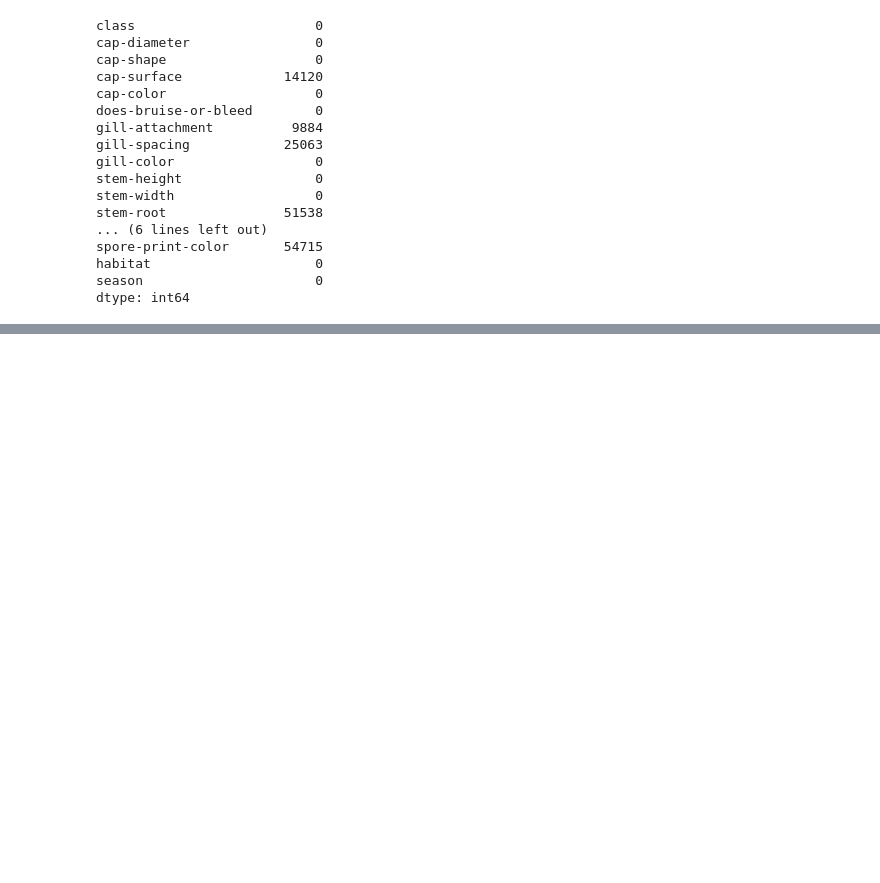
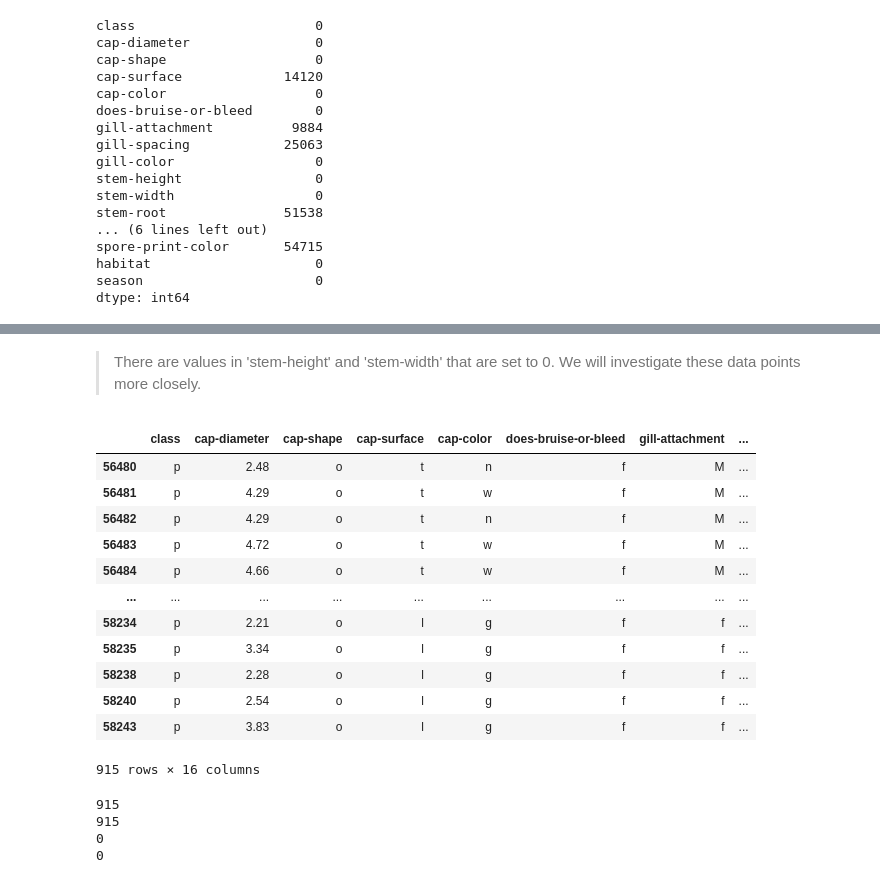
Before and after one commit to mvince33/mushroom_toxicity, a Jupyter notebook: mushroom_toxicity.ipynb, the cells around one changed output, grey strips where cells are left out. Saved outputs shown, nothing was run; the diff lists cells and outputs as text; code cells hidden in the pictures; blank space fills up the shorter version.

```diff
--- a/mushroom_toxicity.ipynb
+++ b/mushroom_toxicity.ipynb
@@ -51,0 +182,33 @@ dtype: int64
+# %% [markdown]
+> There are values in 'stem-height' and 'stem-width' that are set to 0. We will investigate these data points more closely.
+# %%
+# Find the rows with 'stem-heigh' equal to 0.
+display(df[df['stem-height'] == 0])
+
+# Find the number of entries in 'stem-height' and
+# 'stem-width' equal to 0
+print(len(df[df['stem-height'] == 0]))
+print(len(df[df['stem-width'] == 0]))
+
+# Find the number of rows where exactly one of 'stem-heigh'
+# and 'stem-width' is equal to 0
+print(len(df[(df['stem-height'] == 0) & (df['stem-width'] != 0)]))
+print(len(df[(df['stem-height'] != 0) & (df['stem-width'] == 0)]))
+# %% [output]
+|  | class | cap-diameter | cap-shape | cap-surface | cap-color | does-bruise-or-bleed | gill-attachment | ... |
+| 56480 | p | 2.48 | o | t | n | f | M | ... |
+| 56481 | p | 4.29 | o | t | w | f | M | ... |
+| 56482 | p | 4.29 | o | t | n | f | M | ... |
+| 56483 | p | 4.72 | o | t | w | f | M | ... |
+| 56484 | p | 4.66 | o | t | w | f | M | ... |
+| ... | ... | ... | ... | ... | ... | ... | ... | ... |
+| 58234 | p | 2.21 | o | l | g | f | f | ... |
+| 58235 | p | 3.34 | o | l | g | f | f | ... |
+| 58238 | p | 2.28 | o | l | g | f | f | ... |
+| 58240 | p | 2.54 | o | l | g | f | f | ... |
+| 58243 | p | 3.83 | o | l | g | f | f | ... |
+915 rows × 16 columns
+915
+915
+0
+0
```
Also changed, not shown: parts of 22 cells of this notebook, 2 other files.
